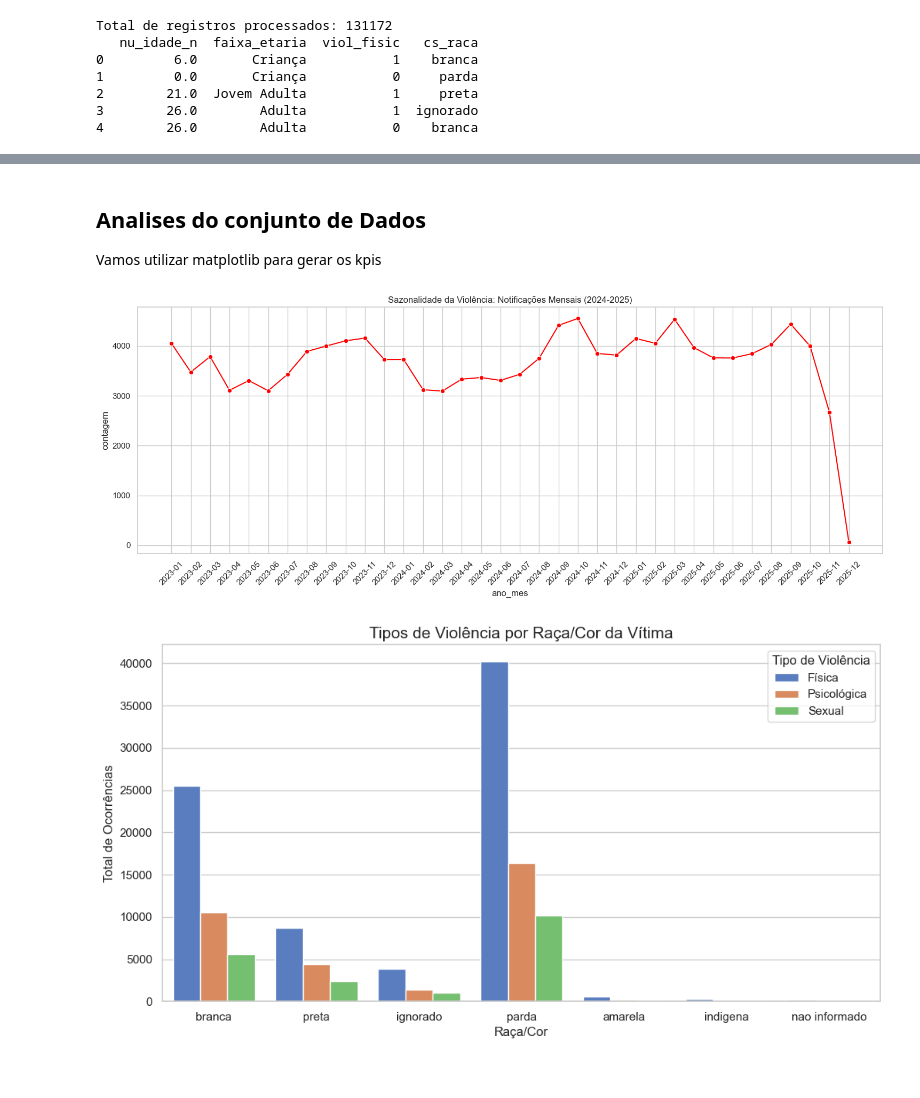
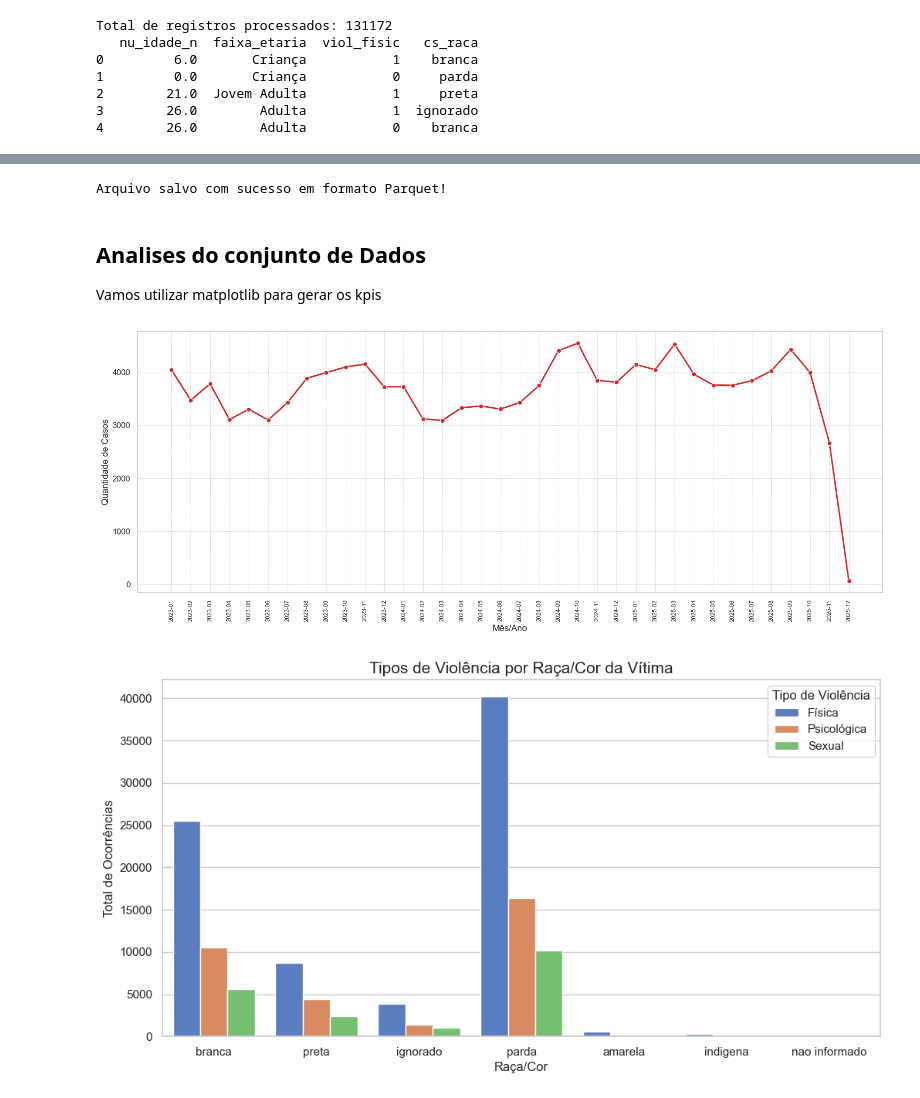
Before and after one commit to MorganaSilva/woman-violence-kpis, a Jupyter notebook: notebook.ipynb, the cells around one changed output, grey strips where cells are left out. Drawn from its saved outputs; the diff is of its cells as text; code cells hidden in the pictures.

Commit message:
ajustes nas analises e salvamento do arquivo parquet

```diff
--- a/notebook.ipynb
+++ b/notebook.ipynb
@@ -116,16 +108,22 @@ os.makedirs(output_dir, exist_ok=True)
 
 #salvar em formato parquet
 try:
-    df_completo.to_parquet(f'{output_dir}/violencia_mulheres_2010_2014_limpo.parquet', index=False)
-    print("Arquivo salvo com sucesso em formato Parquet (Tipagem preservada)!")
-except ImportError:
-    print("Instale o pyarrow (pip install pyarrow) para salvar em Parquet.")
-    # Fallback para CSV se não conseguir usar parquet (mas lembre-se que perde dtypes)
-    df_completo.to_csv(f'{output_dir}/violencia_mulheres_2010_2014_limpo.csv', index=False, sep=';', encoding='utf-8')
+    df_completo.to_parquet(
+        f'{output_dir}/violencia_mulheres_2023_2025_limpo.parquet',
+        index=False,
+        engine='fastparquet'
+    )
+    print("Arquivo salvo com sucesso em formato Parquet!")
+except Exception as e:
+    print(f"Erro ao salvar em Parquet: {e}")
+    #fallback para csv caso de erro ao usar parquet (mas ira perde dtypes)
+    df_completo.to_csv(f'{output_dir}/violencia_mulheres_2023_2025_limpo.csv', index=False, sep=';')
 
 #TODO:talvez salvar a tabela agregada(gold)
 #para uso em tabelas sazonais
 #exemplo:df_agrupado.to_csv('./data/gold/violencia_por_mes_ano.csv', index=False)
+# %% [output]
+Arquivo salvo com sucesso em formato Parquet!
 # %% [markdown]
 ## Analises do conjunto de Dados
 
@@ -133,22 +131,29 @@ Vamos utilizar matplotlib para gerar os kpis
 # %%
 import matplotlib.pyplot as plt
 import seaborn as sns
+
+#ja esta configurado para ler com transformacoes aplicadas
+df_silver = pd.read_parquet('./data/silver/violencia_mulheres_2023_2025_limpo.parquet', engine='fastparquet')
 
 #configurando o visual dos graficos
 sns.set_theme(style="whitegrid")
 plt.rcParams['figure.figsize'] = [12, 6]
 
 # -- Primeira Analise = evolucao anual das notificacoes de violencia contra a mulher --#
-df_completo['ano_mes'] = df_completo['dt_notific'].dt.to_period('M').astype(str)
+#df_completo['ano_mes'] = df_completo['dt_notific'].dt.to_period('M').astype(str)
+df_silver['ano_mes'] = df_silver['dt_notific'].dt.to_period('M').astype(str)
+
+df_contagem = df_silver.groupby('ano_mes').size().reset_index(name='contagem')
+df_contagem = df_contagem.sort_values('ano_mes') #sempre ordernar por ano_mes para grafico em linha (dica)
 
 plt.figure(figsize=(15, 6))
-df_contagem = df_completo.groupby('ano_mes').size().reset_index(name='contagem')
-sns.lineplot(data=df_contagem, x='ano_mes', y='contagem', marker='o', color='red')
-plt.xticks(rotation=45)
-plt.title('Sazonalidade da Violência: Notificações Mensais (2024-2025)')
+sns.lineplot(data=df_contagem, x='ano_mes', y='contagem', marker='o', color='#d62728', linewidth=2)
+plt.xticks(rotation=90, fontsize=8)
+plt.xlabel('Mês/Ano')
+plt.ylabel('Quantidade de Casos')
+plt.grid(True, which='both', linestyle='--', linewidth=0.5)
 plt.tight_layout()
-plt.show()
 # %% [output]
-[figure, old version]
+[figure, new version]
 # %%
 # -- Segunda Analise = tipos de violencia por raca/cor da vitima -- #
```
Also changed, not shown: parts of 4 cells of this notebook, 1 other file.
